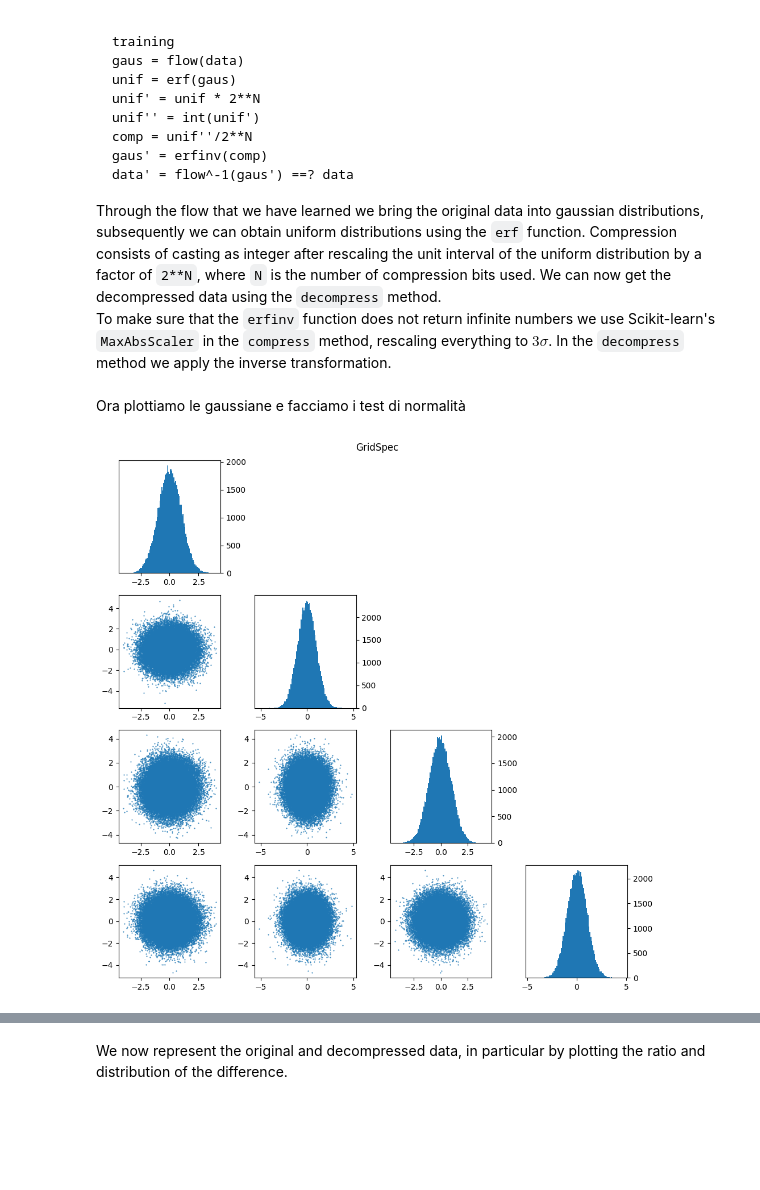
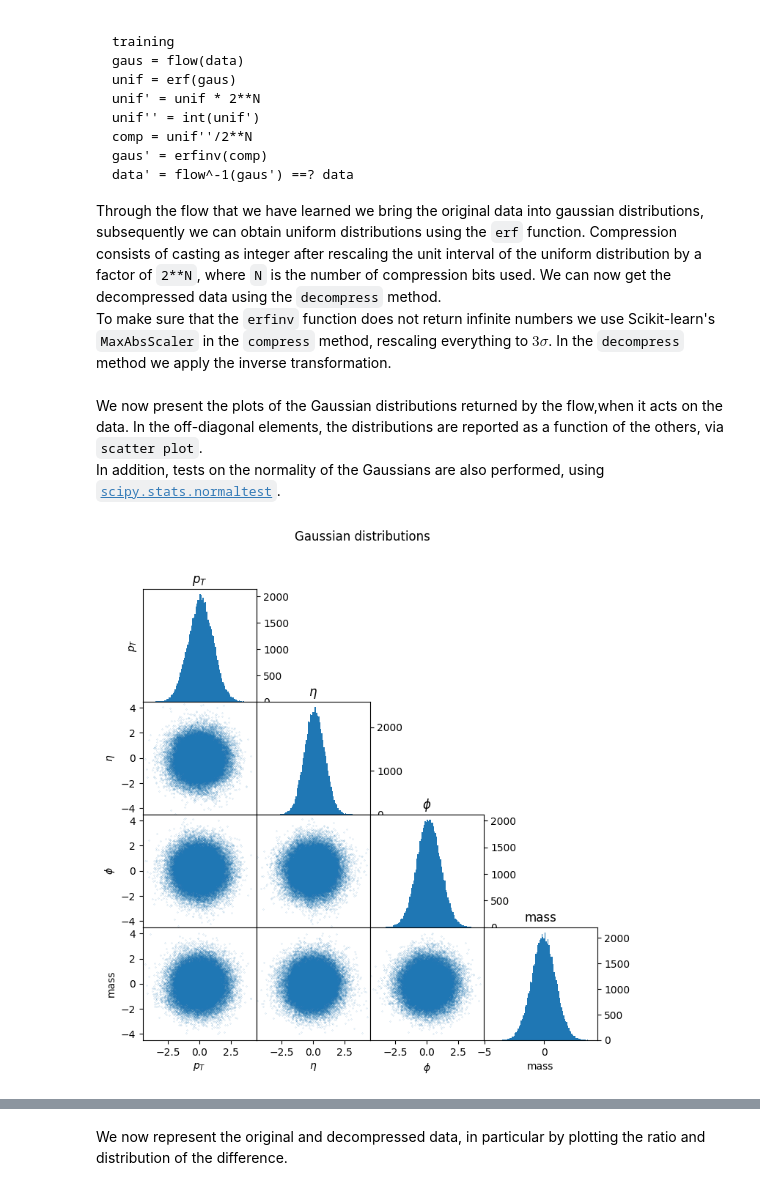
Before and after one commit to igordt/CMEPDA, a Jupyter notebook: originale.ipynb, the cells around one changed output, grey strips where cells are left out. Cells and saved outputs as stored; diff of their text form; code cells hidden in the pictures; blank space fills up the shorter version.

```diff
--- a/originale.ipynb
+++ b/originale.ipynb
@@ -413,52 +414,31 @@ x_compressor = Compressor(flow=flow, N=11, limit=3)
 x_compressed, gaus, unif = x_compressor.compress(xt)
 x_decompressed, gaus_post = x_compressor.decompress(x_compressed)
 x_decompressed = x_preprocessor.backward(x_decompressed)
-# %% [markdown]
-Ora plottiamo le gaussiane e facciamo i test di normalità
-# %%
-from matplotlib.gridspec import GridSpec
-n_bins=100
-
-def format_axes(fig):
-    for i, ax in enumerate(fig.axes):
-        ax.text(0.5, 0.5, "ax%d" % (i+1), va="center", ha="center")
-        ax.tick_params(labelbottom=False, labelleft=False)
-
-fig = plt.figure(figsize=(10,10),layout="constrained")
-gs = GridSpec(4, 4, figure=fig)
-ax1 = fig.add_subplot(gs[0, 0])
-ax1.hist(gaus[:,0],bins=n_bins)
-ax1.yaxis.tick_right()
-
-ax2 = fig.add_subplot(gs[1, 0])
-ax2.scatter(gaus[:,0],gaus[:,1],s=0.25)
-ax3 = fig.add_subplot(gs[1, 1])
-ax3.hist(gaus[:,1],bins=n_bins)
-ax3.yaxis.tick_right()
-
-ax4 = fig.add_subplot(gs[2, 0])
-ax4.scatter(gaus[:,0],gaus[:,2],s=0.25)
-ax5 = fig.add_subplot(gs[2, 1])
-ax5.scatter(gaus[:,1],gaus[:,2],s=0.25)
-ax6 = fig.add_subplot(gs[2, 2])
-ax6.hist(gaus[:,2],bins=n_bins)
-ax6.yaxis.tick_right()
-
-ax7 = fig.add_subplot(gs[3, 0])
-ax7.scatter(gaus[:,0],gaus[:,3],s=0.25)
-ax8 = fig.add_subplot(gs[3, 1])
-ax8.scatter(gaus[:,1],gaus[:,3],s=0.25)
-ax9 = fig.add_subplot(gs[3, 2])
-ax9.scatter(gaus[:,2],gaus[:,3],s=0.25)
-ax10 = fig.add_subplot(gs[3, 3])
-ax10.hist(gaus[:,3],bins=n_bins)
-ax10.yaxis.tick_right()
-
-
-
-fig.suptitle("GridSpec")
-fig.tight_layout()
-plt.show()
-fig.savefig('figures/Gaussian_plot.pdf',dpi=190)
-# %% [output]
-[figure, removed]
+# %% [markdown]
+We now present the plots of the Gaussian distributions returned by the flow,when it acts on the data. In the off-diagonal elements, the distributions are reported as a function of the others, via `scatter plot`.<br>
+In addition, tests on the normality of the Gaussians are also performed, using [`scipy.stats.normaltest`](https://docs.scipy.org/doc/scipy/reference/generated/scipy.stats.normaltest.html).
+# %%
+figgaus, axs = plt.subplots(4,4,figsize=(8,8))
+figgaus.suptitle('Gaussian distributions')
+figgaus.subplots_adjust(wspace=0, hspace=0)
+n_bins=100
+
+for h in range(0,4):
+  for f in range(0,4):
+    if(f > h): figgaus.delaxes(axs[h,f])
+    if(f == h):
+        axs[f,f].hist(gaus[:,f], bins=n_bins)
+        axs[f,f].yaxis.tick_right()
+        axs[f,f].set_title(labels_map[f])
+    else:
+        axs[2,1].set_yticks([]),axs[3,1].set_yticks([]),axs[3,2].set_yticks([])
+        axs[h,f].scatter(gaus[:,f],gaus[:,h],s=0.01)
+        axs[h,f].set_xlim(-4.5,4.5)
+        axs[h,f].set_ylim(-4.5,4.5)
+    if(f==0):axs[h,f].set_ylabel(labels_map[h])
+    if(h==3):axs[h,f].set_xlabel(labels_map[f])
+
+plt.show()
+figgaus.savefig('figures/Gaussian_plot.pdf',dpi=190)
+# %% [output]
+[figure, added]
```
Also changed, not shown: parts of 14 cells of this notebook.
